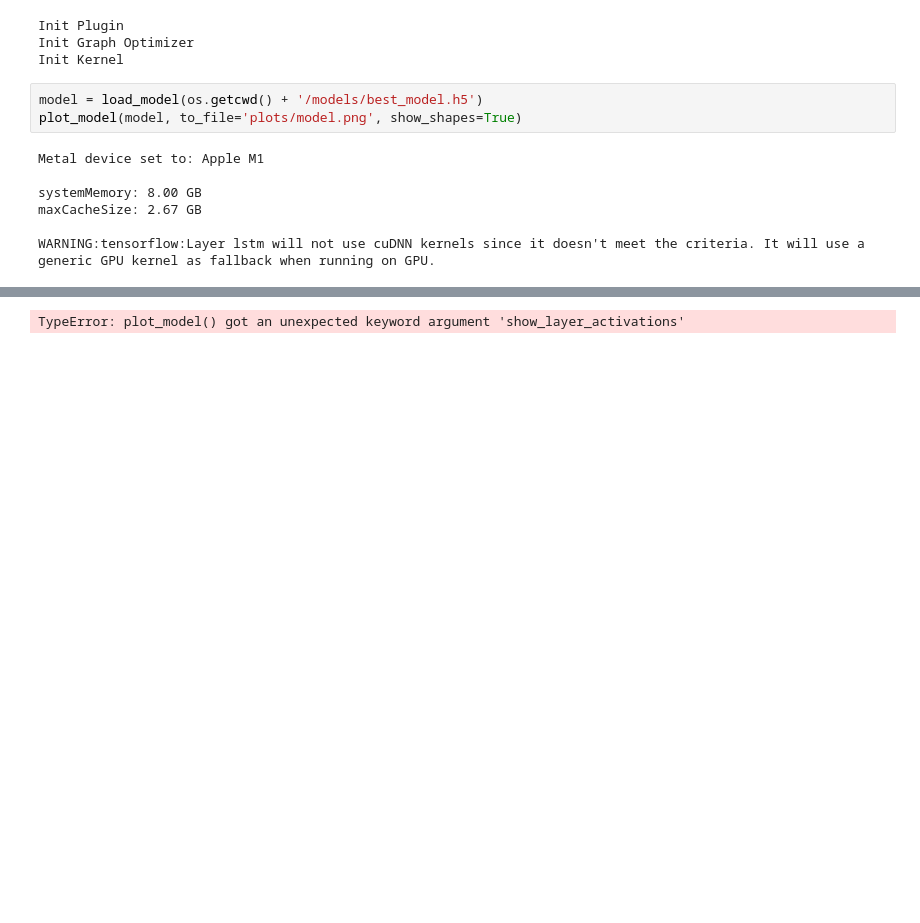
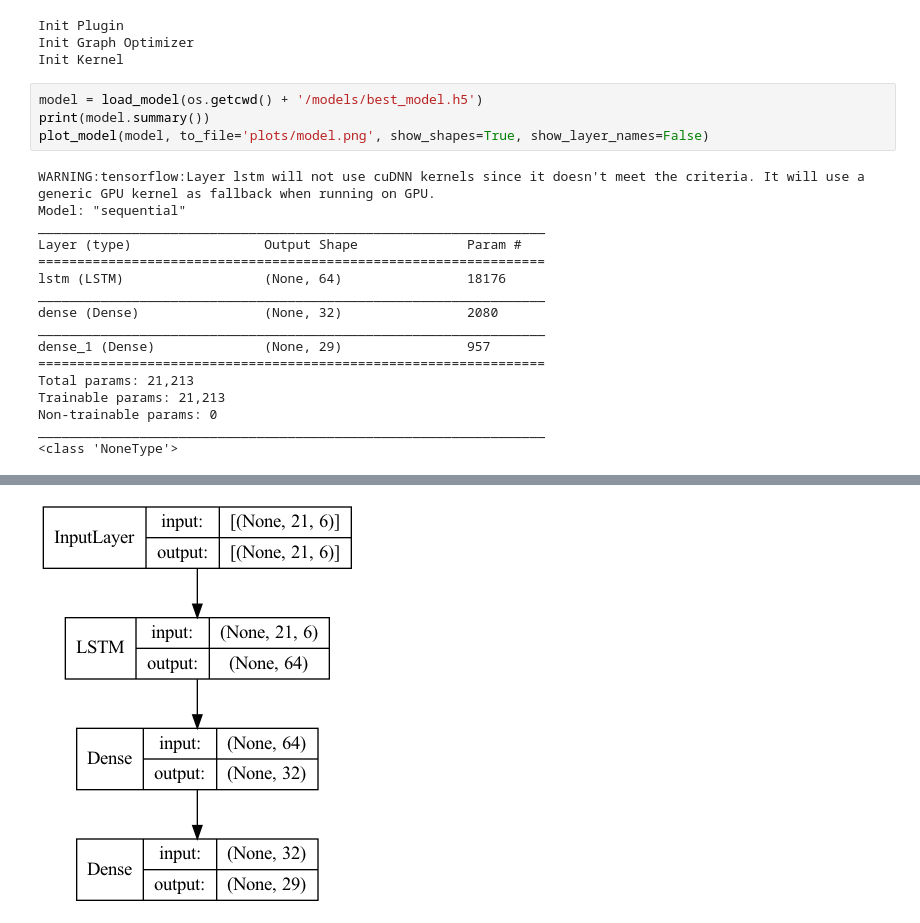
Before and after one commit to DanielRJohnson/MOBIUS, a Jupyter notebook: plot_model.ipynb, the cells around one changed output, grey strips where cells are left out. Saved outputs shown, nothing was run; the diff lists cells and outputs as text; blank space fills up the shorter version.

```diff
--- a/plot_model.ipynb
+++ b/plot_model.ipynb
@@ -8,11 +8,22 @@ Init Graph Optimizer
 Init Kernel
 # %%
 model = load_model(os.getcwd() + '/models/best_model.h5')
-plot_model(model, to_file='plots/model.png', show_shapes=True)
+print(model.summary())
+plot_model(model, to_file='plots/model.png', show_shapes=True, show_layer_names=False)
 # %% [output]
-Metal device set to: Apple M1
-
-systemMemory: 8.00 GB
-maxCacheSize: 2.67 GB
-
 WARNING:tensorflow:Layer lstm will not use cuDNN kernels since it doesn't meet the criteria. It will use a generic GPU kernel as fallback when running on GPU.
+Model: "sequential"
+_________________________________________________________________
+Layer (type)                 Output Shape              Param #
+=================================================================
+lstm (LSTM)                  (None, 64)                18176
+_________________________________________________________________
+dense (Dense)                (None, 32)                2080
+_________________________________________________________________
+dense_1 (Dense)              (None, 29)                957
+=================================================================
+Total params: 21,213
+Trainable params: 21,213
+Non-trainable params: 0
+_________________________________________________________________
+<class 'NoneType'>
@@ -21 +30 @@ WARNING:tensorflow:Layer lstm will not use cuDNN kernels since it doesn't meet t
-TypeError: plot_model() got an unexpected keyword argument 'show_layer_activations'
+[figure, added]
```
Also changed, not shown: parts of 1 cell of this notebook, 14 other files.
